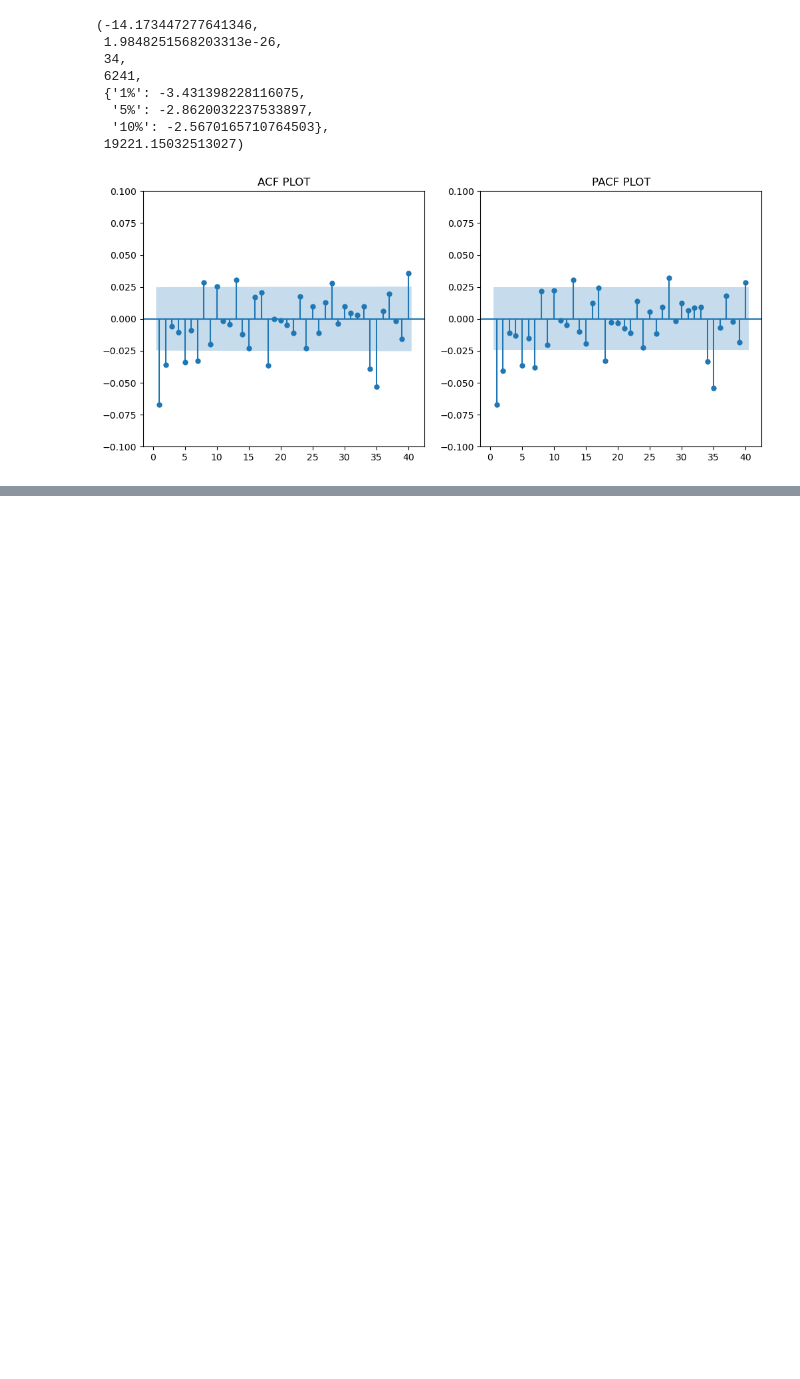
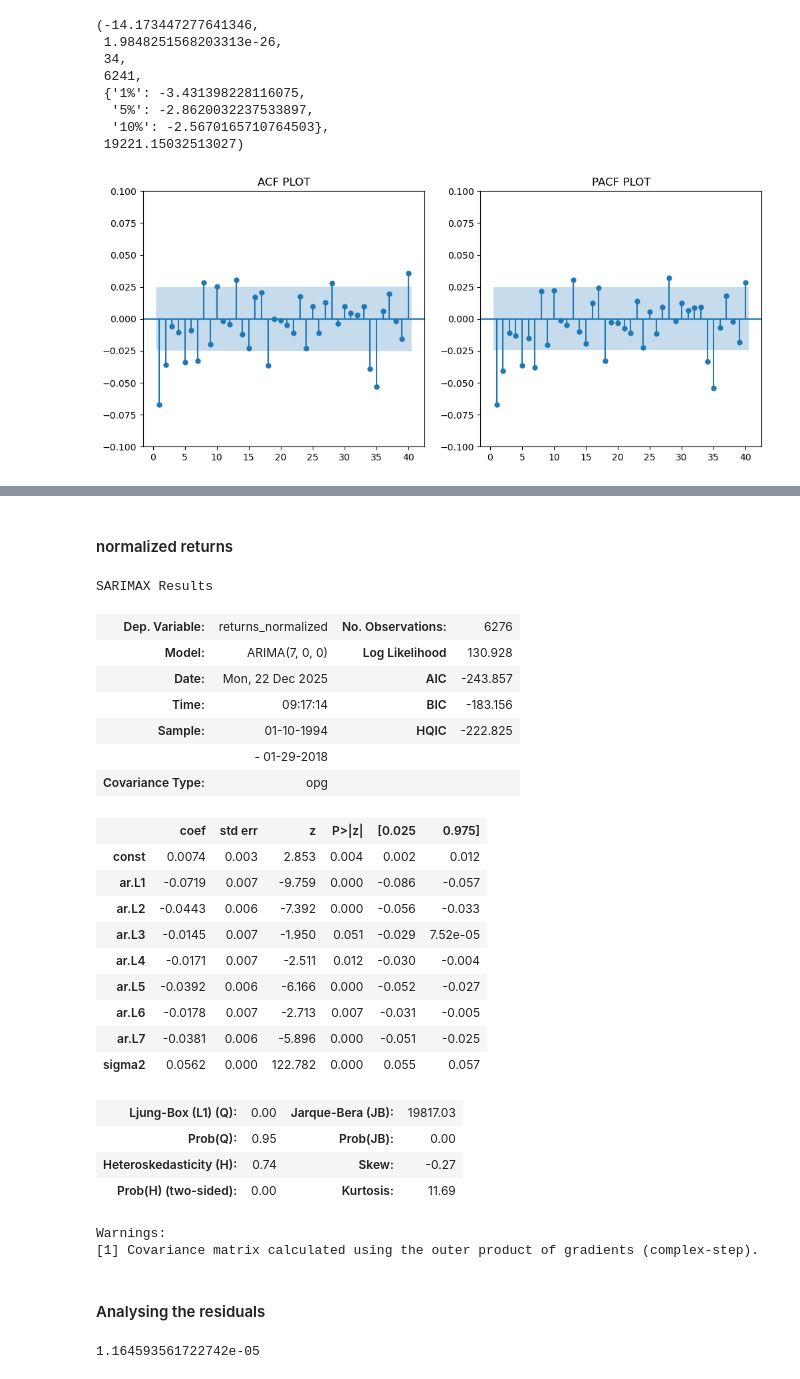
Before and after one commit to ethanhopkins101/Time_Series_Analysis, a Jupyter notebook: ar_model/ar_modell.ipynb, the cells around one changed output, grey strips where cells are left out. Saved outputs shown, nothing was run; the diff lists cells and outputs as text; code cells hidden in the pictures; blank space fills up the shorter version.

```diff
--- a/ar_model/ar_modell.ipynb
+++ b/ar_model/ar_modell.ipynb
@@ -213,0 +268,37 @@ Warnings:
+# %% [markdown]
+#### normalized returns
+# %%
+arx7= ARIMA(df['returns_normalized'], order= (7, 0, 0))
+p= arx7.fit()
+p.summary()
+# %% [output]
+SARIMAX Results
+| Dep. Variable: | returns_normalized | No. Observations: | 6276 |
+| Model: | ARIMA(7, 0, 0) | Log Likelihood | 130.928 |
+| Date: | Mon, 22 Dec 2025 | AIC | -243.857 |
+| Time: | 09:17:14 | BIC | -183.156 |
+| Sample: | 01-10-1994 | HQIC | -222.825 |
+|  | - 01-29-2018 |  |  |
+| Covariance Type: | opg |  |  |
+|  | coef | std err | z | P>|z| | [0.025 | 0.975] |
+| const | 0.0074 | 0.003 | 2.853 | 0.004 | 0.002 | 0.012 |
+| ar.L1 | -0.0719 | 0.007 | -9.759 | 0.000 | -0.086 | -0.057 |
+| ar.L2 | -0.0443 | 0.006 | -7.392 | 0.000 | -0.056 | -0.033 |
+| ar.L3 | -0.0145 | 0.007 | -1.950 | 0.051 | -0.029 | 7.52e-05 |
+| ar.L4 | -0.0171 | 0.007 | -2.511 | 0.012 | -0.030 | -0.004 |
+| ar.L5 | -0.0392 | 0.006 | -6.166 | 0.000 | -0.052 | -0.027 |
+| ar.L6 | -0.0178 | 0.007 | -2.713 | 0.007 | -0.031 | -0.005 |
+| ar.L7 | -0.0381 | 0.006 | -5.896 | 0.000 | -0.051 | -0.025 |
+| sigma2 | 0.0562 | 0.000 | 122.782 | 0.000 | 0.055 | 0.057 |
+| Ljung-Box (L1) (Q): | 0.00 | Jarque-Bera (JB): | 19817.03 |
+| Prob(Q): | 0.95 | Prob(JB): | 0.00 |
+| Heteroskedasticity (H): | 0.74 | Skew: | -0.27 |
+| Prob(H) (two-sided): | 0.00 | Kurtosis: | 11.69 |
+Warnings:
+[1] Covariance matrix calculated using the outer product of gradients (complex-step).
+# %% [markdown]
+#### Analysing the residuals
+# %%
+p.resid.mean()
+# %% [output]
+1.164593561722742e-05
```
Also changed, not shown: parts of 19 cells of this notebook.
